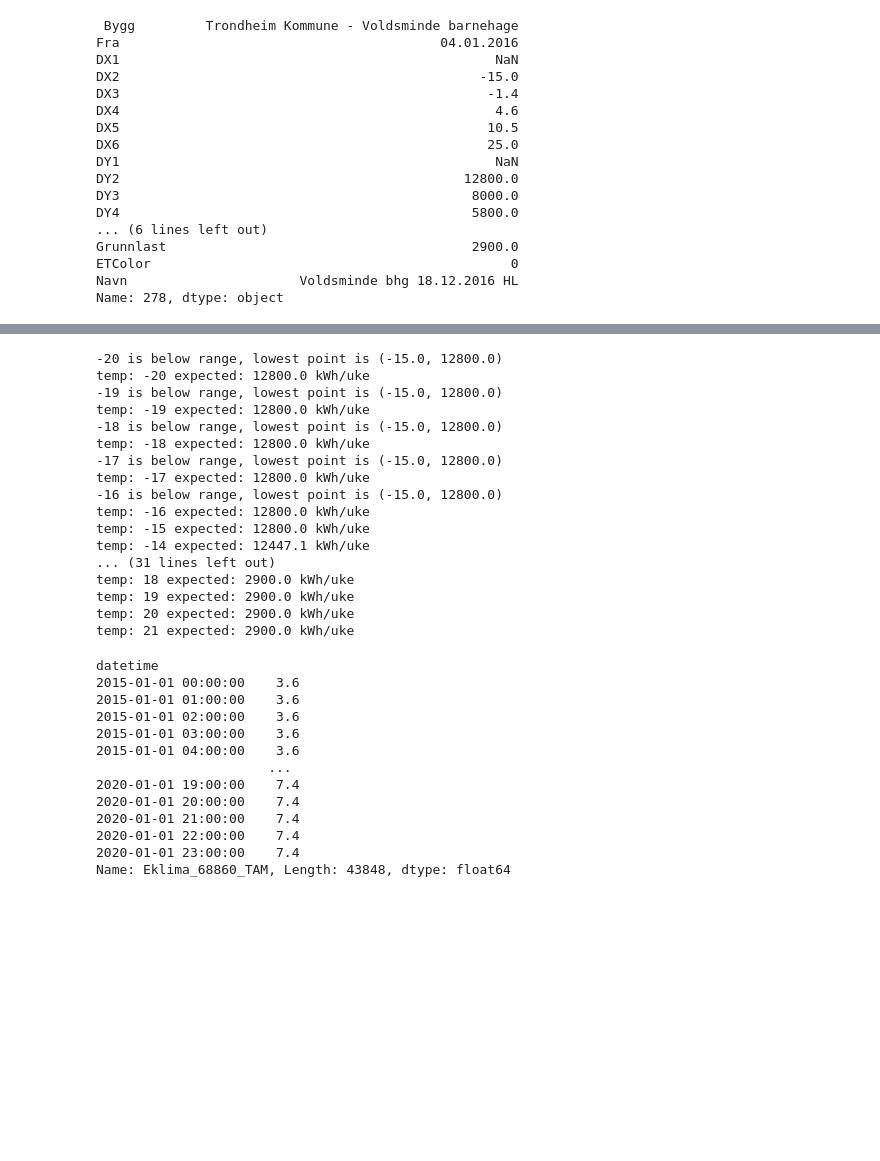
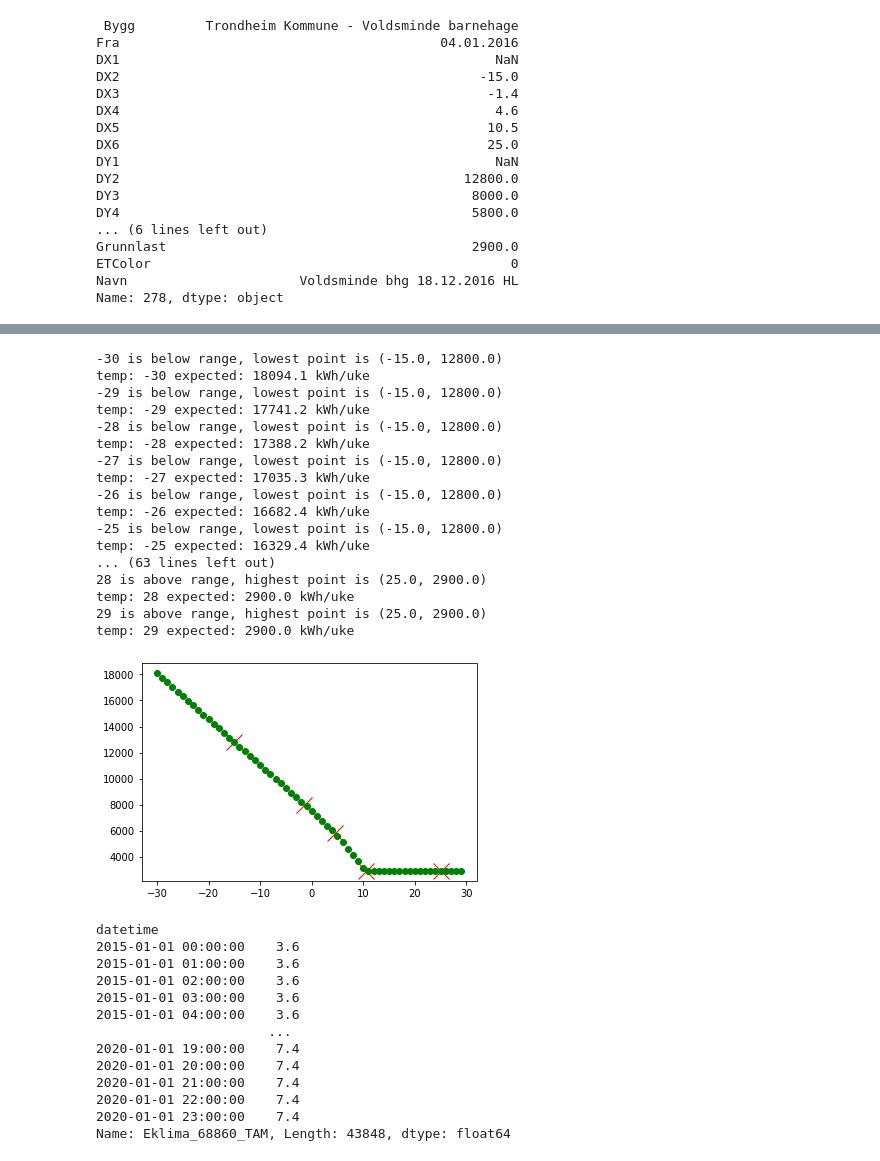
Before and after one commit to dagokl/trdk02_energy_consumption, a Jupyter notebook: notebooks/et.ipynb, the cells around one changed output, grey strips where cells are left out. Cells and saved outputs as stored; diff of their text form; code cells hidden in the pictures; blank space fills up the shorter version.

```diff
--- a/notebooks/et.ipynb
+++ b/notebooks/et.ipynb
@@ -76,27 +87,34 @@ def et_curve_from_pandas_row(row: pd.core.series.Series) -> et_curve:
 # %%
 test_et = et_curve_from_pandas_row(energy_temperature_df.loc[278])
 
-for i in range(-20, 22):
-    prediction = test_et.expected(i)
-    print(f'temp: {i} expected: {prediction:.1f} kWh/uke')
+for x, y in zip(test_et.dx, test_et.dy):
+    plt.plot(x, y, 'rx', markersize=16)
+
+for x in range(-30, 30):
+    prediction = test_et.expected(x)
+    print(f'temp: {x} expected: {prediction:.1f} kWh/uke')
+    plt.plot(x, prediction, 'go')
+
+plt.show()
 # %% [output]
--20 is below range, lowest point is (-15.0, 12800.0)
-temp: -20 expected: 12800.0 kWh/uke
--19 is below range, lowest point is (-15.0, 12800.0)
-temp: -19 expected: 12800.0 kWh/uke
--18 is below range, lowest point is (-15.0, 12800.0)
-temp: -18 expected: 12800.0 kWh/uke
--17 is below range, lowest point is (-15.0, 12800.0)
-temp: -17 expected: 12800.0 kWh/uke
--16 is below range, lowest point is (-15.0, 12800.0)
-temp: -16 expected: 12800.0 kWh/uke
-temp: -15 expected: 12800.0 kWh/uke
-temp: -14 expected: 12447.1 kWh/uke
-... (31 lines left out)
-temp: 18 expected: 2900.0 kWh/uke
-temp: 19 expected: 2900.0 kWh/uke
-temp: 20 expected: 2900.0 kWh/uke
-temp: 21 expected: 2900.0 kWh/uke
+-30 is below range, lowest point is (-15.0, 12800.0)
+temp: -30 expected: 18094.1 kWh/uke
+-29 is below range, lowest point is (-15.0, 12800.0)
+temp: -29 expected: 17741.2 kWh/uke
+-28 is below range, lowest point is (-15.0, 12800.0)
+temp: -28 expected: 17388.2 kWh/uke
+-27 is below range, lowest point is (-15.0, 12800.0)
+temp: -27 expected: 17035.3 kWh/uke
+-26 is below range, lowest point is (-15.0, 12800.0)
+temp: -26 expected: 16682.4 kWh/uke
+-25 is below range, lowest point is (-15.0, 12800.0)
+temp: -25 expected: 16329.4 kWh/uke
+... (63 lines left out)
+28 is above range, highest point is (25.0, 2900.0)
+temp: 28 expected: 2900.0 kWh/uke
+29 is above range, highest point is (25.0, 2900.0)
+temp: 29 expected: 2900.0 kWh/uke
+[figure, added]
 # %%
 energy_consumption_and_temp_df = pd.read_excel('data/EsaveExport_Trondheim Kommune_Trondheim_10121314.xls', parse_dates=['Unnamed: 0'], decimal=',', sheet_name='Export_4')
 energy_consumption_and_temp_df.rename(columns={'Unnamed: 0': 'datetime'}, inplace=True)
```
Also changed, not shown: parts of 5 cells of this notebook.
